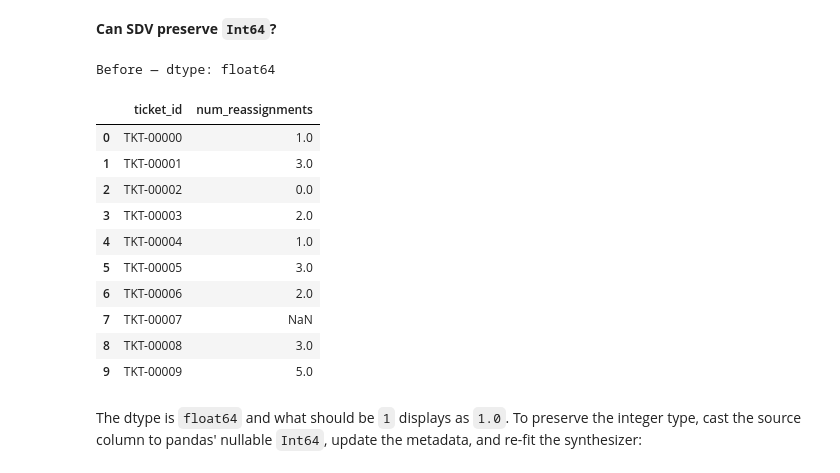
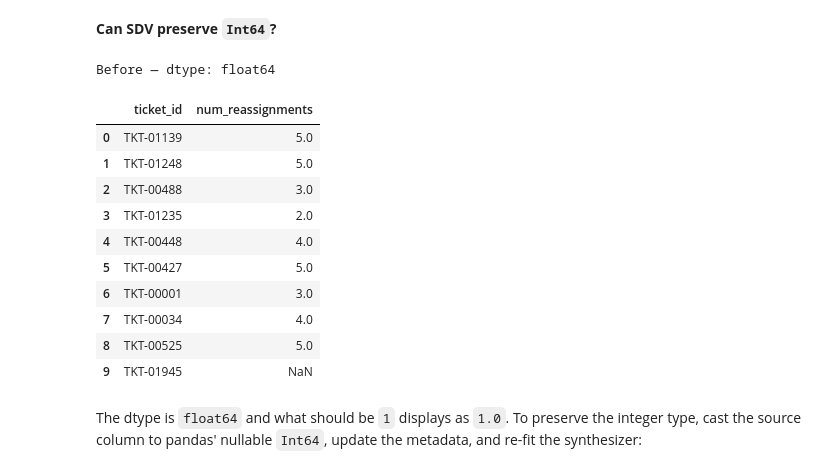
Before and after one commit to datacebo/datacebo-cookbook, a Jupyter notebook: tutorials/null_values/interesting_cases_with_null_values.ipynb, the cells around one changed output. Saved outputs shown, nothing was run; the diff lists cells and outputs as text; code cells hidden in the pictures.

```diff
--- a/tutorials/null_values/interesting_cases_with_null_values.ipynb
+++ b/tutorials/null_values/interesting_cases_with_null_values.ipynb
@@ -216,21 +216,21 @@ Pandas offers a nullable integer type, `Int64` (with a capital I), that avoids t
 # %% [markdown]
 **Can SDV preserve `Int64`?**
 # %%
-print(f'Before — dtype: {data["num_reassignments"].dtype}')
-data[['ticket_id', 'num_reassignments']].head(10)
+print(f'Before — dtype: {synthetic_data["num_reassignments"].dtype}')
+synthetic_data[['ticket_id', 'num_reassignments']].head(10)
 # %% [output]
 Before — dtype: float64
 |  | ticket_id | num_reassignments |
-| 0 | TKT-00000 | 1.0 |
-| 1 | TKT-00001 | 3.0 |
-| 2 | TKT-00002 | 0.0 |
-| 3 | TKT-00003 | 2.0 |
-| 4 | TKT-00004 | 1.0 |
-| 5 | TKT-00005 | 3.0 |
-| 6 | TKT-00006 | 2.0 |
-| 7 | TKT-00007 | NaN |
-| 8 | TKT-00008 | 3.0 |
-| 9 | TKT-00009 | 5.0 |
+| 0 | TKT-01139 | 5.0 |
+| 1 | TKT-01248 | 5.0 |
+| 2 | TKT-00488 | 3.0 |
+| 3 | TKT-01235 | 2.0 |
+| 4 | TKT-00448 | 4.0 |
+| 5 | TKT-00427 | 5.0 |
+| 6 | TKT-00001 | 3.0 |
+| 7 | TKT-00034 | 4.0 |
+| 8 | TKT-00525 | 5.0 |
+| 9 | TKT-01945 | NaN |
 # %% [markdown]
 The dtype is `float64` and what should be `1` displays as `1.0`. To preserve the integer type, cast the source column to pandas' nullable `Int64`, update the metadata, and re-fit the synthesizer:
 # %%
```
Also changed, not shown: parts of 7 cells of this notebook, 1 other file.
